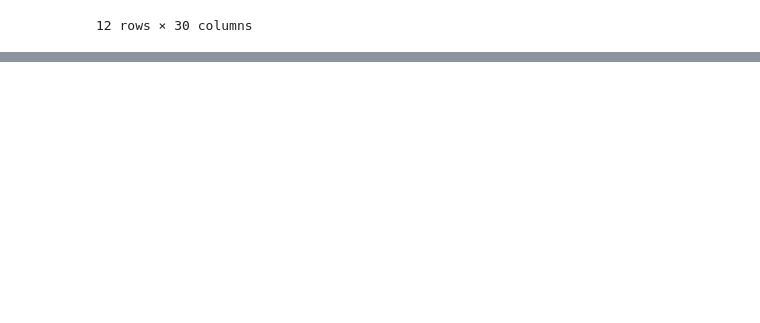
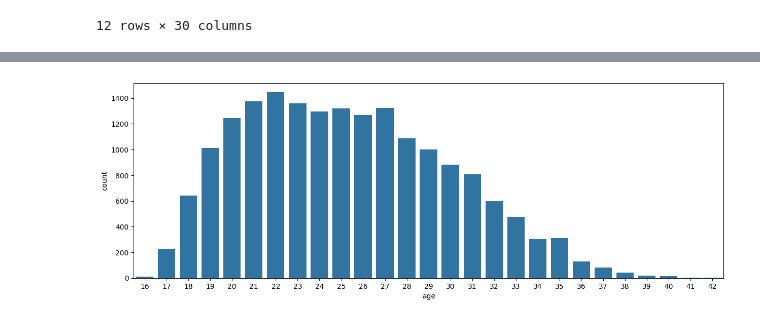
Before and after one commit to SudarshanIngole/Machine-Learning-Projects, a Jupyter notebook: PRCP_FIFA_20.ipynb, the cells around one changed output, grey strips where cells are left out. Saved outputs shown, nothing was run; the diff lists cells and outputs as text; code cells hidden in the pictures; blank space fills up the shorter version.

```diff
--- a/PRCP_FIFA_20.ipynb
+++ b/PRCP_FIFA_20.ipynb
@@ -109,0 +190,6 @@ data.loc[data['age']==data['age'].min(), data.columns[:30]]
+# %%
+plt.figure(figsize=(15,5))
+sns.countplot(x='age', data=data)
+plt.show()
+# %% [output]
+[figure, added]
```
Also changed, not shown: parts of 19 cells of this notebook.
